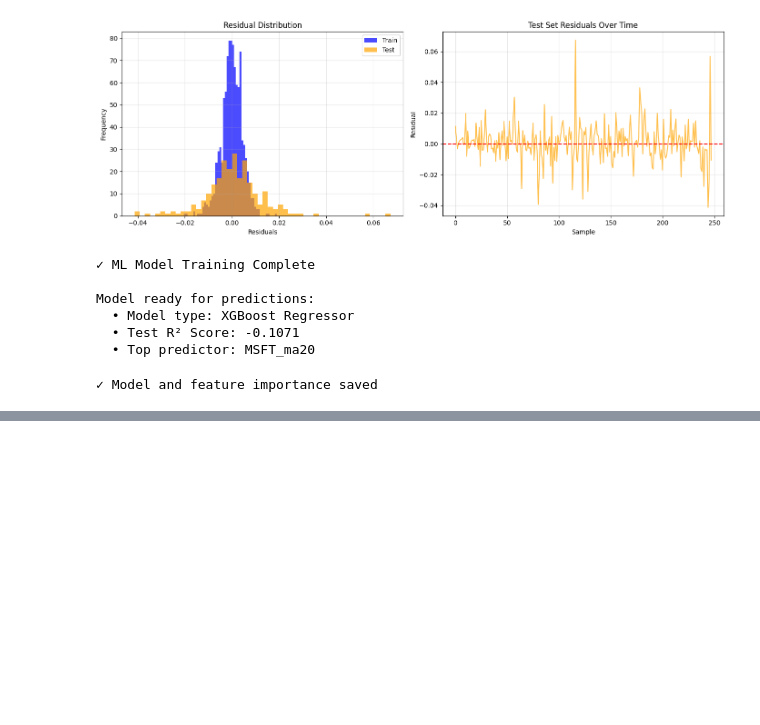
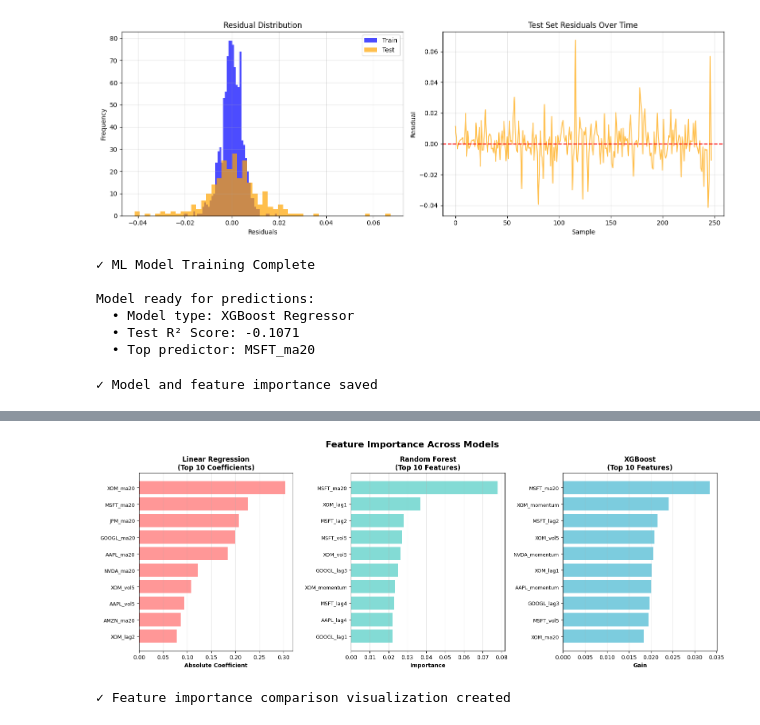
Before and after one commit to Herodotus0910/Portfolio-Optimization-Risk-Modeling-System, a Jupyter notebook: model.ipynb, the cells around one changed output, grey strips where cells are left out. Drawn from its saved outputs; the diff is of its cells as text; code cells hidden in the pictures; blank space fills up the shorter version.

```diff
--- a/model.ipynb
+++ b/model.ipynb
@@ -221,0 +502,46 @@ print("✓ Model and feature importance saved")
+# %%
+# Feature Importance Comparison
+fig, axes = plt.subplots(1, 3, figsize=(16, 6))
+fig.suptitle('Feature Importance Across Models', fontsize=16, fontweight='bold')
+
+# Linear Regression - Coefficients
+ax = axes[0]
+lr_coef_importance = np.abs(lr_model.coef_)
+top_indices = np.argsort(lr_coef_importance)[-10:]
+feature_names = features_df.columns
+ax.barh(range(len(top_indices)), lr_coef_importance[top_indices], color='#FF6B6B', alpha=0.7)
+ax.set_yticks(range(len(top_indices)))
+ax.set_yticklabels([feature_names[i] for i in top_indices], fontsize=9)
+ax.set_xlabel('Absolute Coefficient', fontweight='bold')
+ax.set_title('Linear Regression\n(Top 10 Coefficients)', fontweight='bold')
+ax.grid(axis='x', alpha=0.3)
+
+# Random Forest - Feature Importance
+ax = axes[1]
+rf_importance = rf_model.feature_importances_
+top_indices = np.argsort(rf_importance)[-10:]
+ax.barh(range(len(top_indices)), rf_importance[top_indices], color='#4ECDC4', alpha=0.7)
+ax.set_yticks(range(len(top_indices)))
+ax.set_yticklabels([feature_names[i] for i in top_indices], fontsize=9)
+ax.set_xlabel('Importance', fontweight='bold')
+ax.set_title('Random Forest\n(Top 10 Features)', fontweight='bold')
+ax.grid(axis='x', alpha=0.3)
+
+# XGBoost - Feature Importance
+ax = axes[2]
+xgb_importance = model.feature_importances_
+top_indices = np.argsort(xgb_importance)[-10:]
+ax.barh(range(len(top_indices)), xgb_importance[top_indices], color='#45B7D1', alpha=0.7)
+ax.set_yticks(range(len(top_indices)))
+ax.set_yticklabels([feature_names[i] for i in top_indices], fontsize=9)
+ax.set_xlabel('Gain', fontweight='bold')
+ax.set_title('XGBoost\n(Top 10 Features)', fontweight='bold')
+ax.grid(axis='x', alpha=0.3)
+
+plt.tight_layout()
+plt.show()
+
+print("✓ Feature importance comparison visualization created")
+# %% [output]
+[figure, added]
+✓ Feature importance comparison visualization created
```
Also changed, not shown: parts of 8 cells of this notebook, 1 other file.
